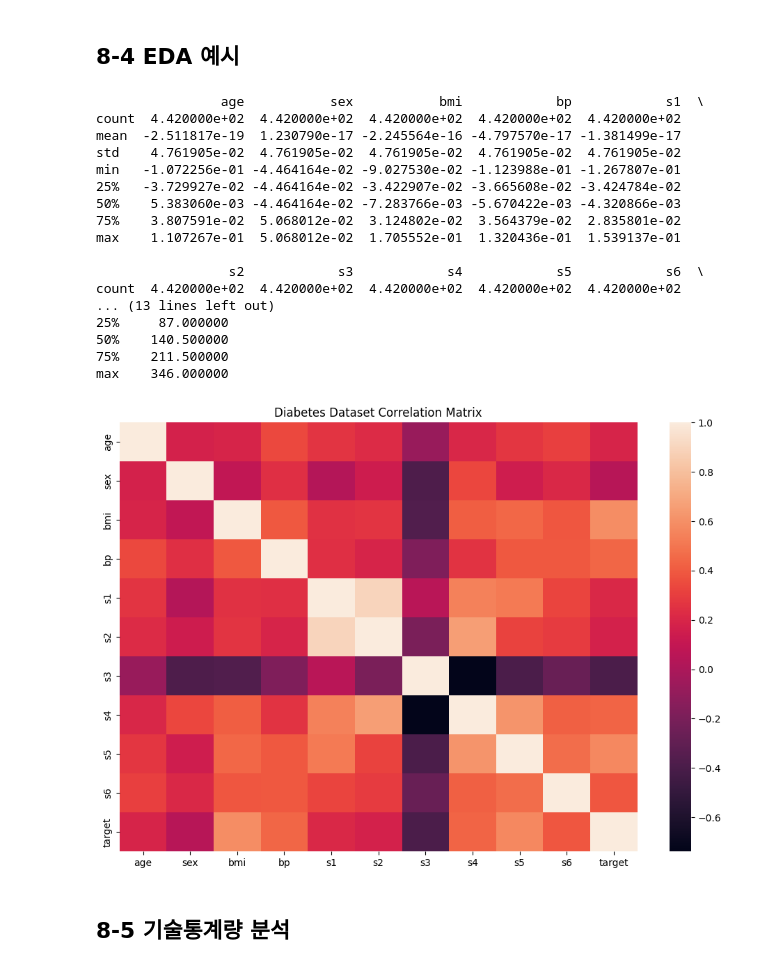
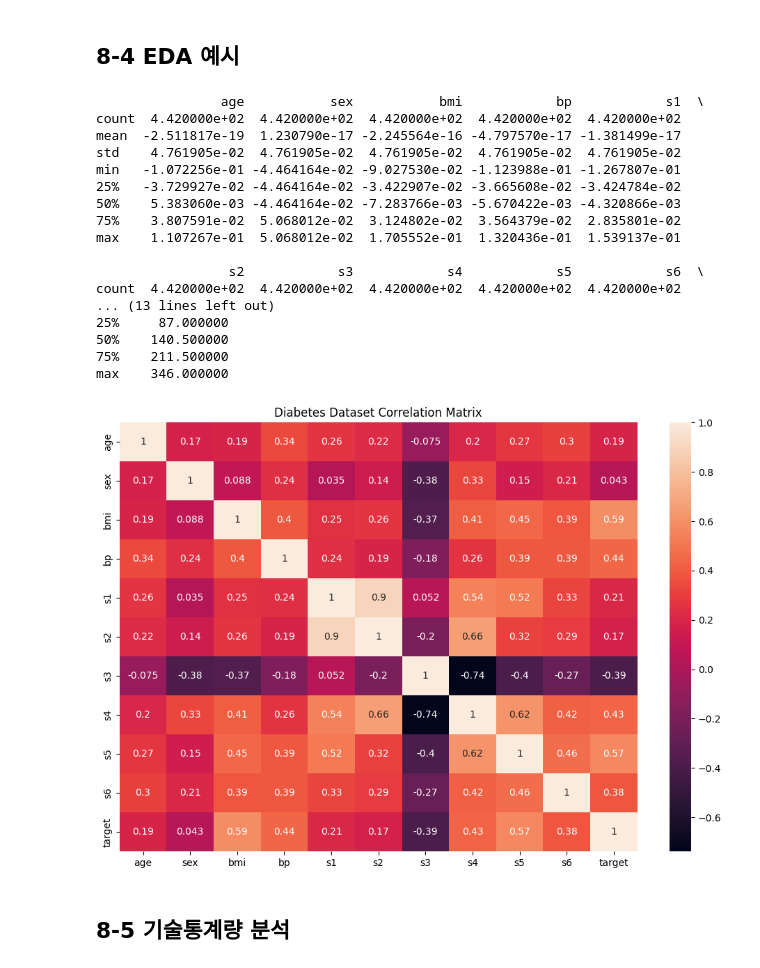
Before and after one commit to iam149cm/Data-Analysis-with-Open-Source, a Jupyter notebook: 오픈소스_데이터_분석_8강.ipynb, the cells around one changed output. Saved outputs shown, nothing was run; the diff lists cells and outputs as text; code cells hidden in the pictures.

```diff
--- a/오픈소스_데이터_분석_8강.ipynb
+++ b/오픈소스_데이터_분석_8강.ipynb
@@ -141,36 +141,36 @@ df = pd.DataFrame(diabetes.data, columns=diabetes.feature_names)
 df['target'] = diabetes.target
 
 ## dataframe의 describe를 이용하여 기본 통계량 출력
 print(df.describe())
 
 ## 상관 행렬 시각화
 plt.figure(figsize=(12,8))
 # dataframe의 각 열(변수)들 간의 상관 계수(correlation coefficient)를 계산하고 corr_matrix로 저장 -- 컬럼들 간 얼마나 유사도가 있는가
-corr_matrix = df.corr()
+corr_matrix = df.corr()  # corr =1 은 완전히 일치한다 / -1 은 완전히 일치하지 않는다
 
 # seaborn으로 corr_matrix를 heatmap으로 시각화
-sns.heatmap(corr_matrix)
+sns.heatmap(corr_matrix , annot=True)
 plt.title('Diabetes Dataset Correlation Matrix')
 plt.show()
 # %% [output]
                 age           sex           bmi            bp            s1  \
 count  4.420000e+02  4.420000e+02  4.420000e+02  4.420000e+02  4.420000e+02
 mean  -2.511817e-19  1.230790e-17 -2.245564e-16 -4.797570e-17 -1.381499e-17
 std    4.761905e-02  4.761905e-02  4.761905e-02  4.761905e-02  4.761905e-02
 min   -1.072256e-01 -4.464164e-02 -9.027530e-02 -1.123988e-01 -1.267807e-01
 25%   -3.729927e-02 -4.464164e-02 -3.422907e-02 -3.665608e-02 -3.424784e-02
 50%    5.383060e-03 -4.464164e-02 -7.283766e-03 -5.670422e-03 -4.320866e-03
 75%    3.807591e-02  5.068012e-02  3.124802e-02  3.564379e-02  2.835801e-02
 max    1.107267e-01  5.068012e-02  1.705552e-01  1.320436e-01  1.539137e-01
 
                  s2            s3            s4            s5            s6  \
 count  4.420000e+02  4.420000e+02  4.420000e+02  4.420000e+02  4.420000e+02
 ... (13 lines left out)
 25%     87.000000
 50%    140.500000
 75%    211.500000
 max    346.000000
-[figure, old version]
+[figure, new version]
 # %% [markdown]
 ## 8-5 기술통계량 분석
 # %%
```
Also changed, not shown: parts of 2 cells of this notebook.
